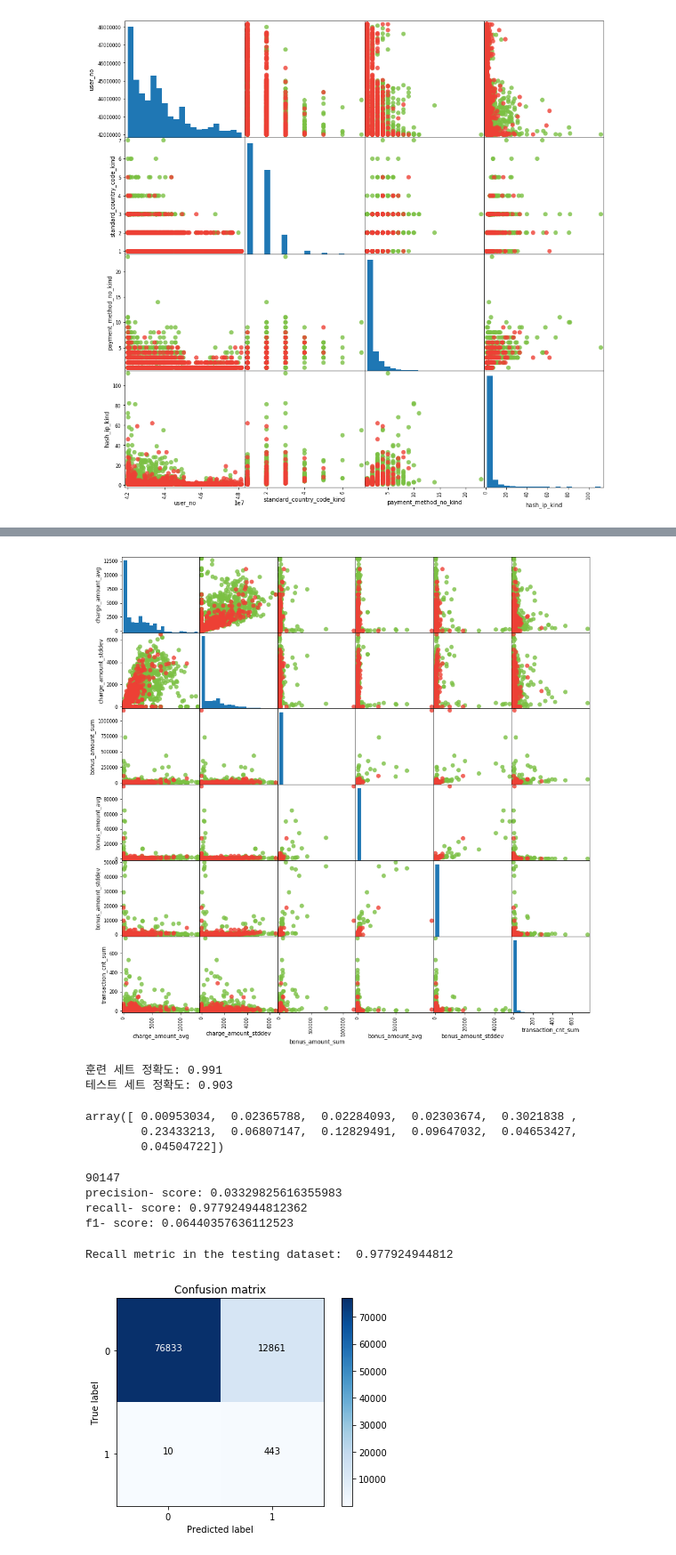
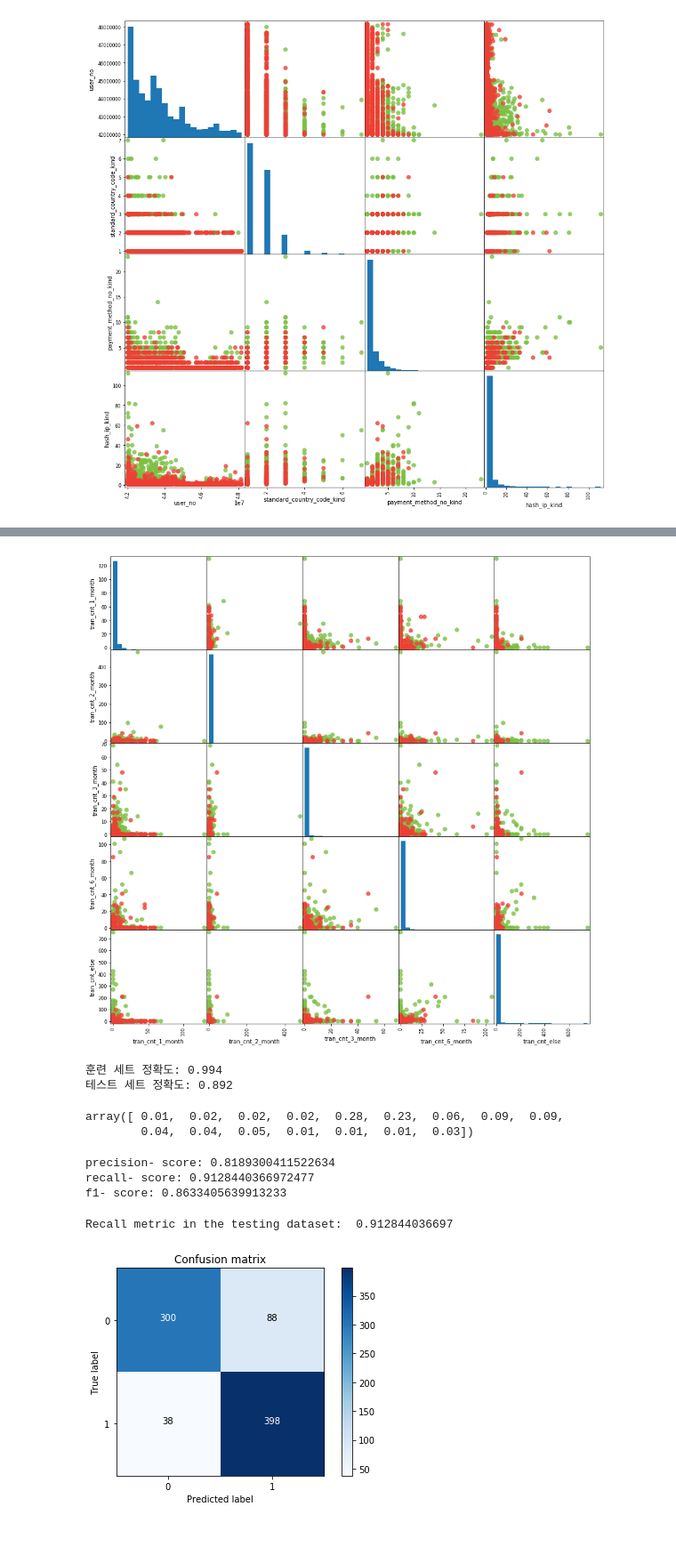
Before and after one commit to wzrnd-newbie/jaegeun, a Jupyter notebook: creditCardFraudDetection.ipynb, the cells around one changed output, grey strips where cells are left out. Shown at 89% size. Drawn from its saved outputs; the diff is of its cells as text; code cells hidden in the pictures.

```diff
--- a/creditCardFraudDetection.ipynb
+++ b/creditCardFraudDetection.ipynb
@@ -161,22 +268,26 @@ y_train = charge_all_sample.iloc[:, charge_all_sample.columns == 'Class']
 # %%
-charge_all_sample = charge_all_sample.drop(charge_all.columns[0:4], axis=1)
+# 필요없는 key들 drop 과정
+charge_all_sample = charge_all_sample.drop(charge_all_sample.columns[0:4], axis=1)
+# %%
+charge_all_sample.iloc[:, 3:] = charge_all_sample.iloc[:, 3:].astype(np.float)
 # %%
-x_train2 = charge_all_sample.iloc[:, charge_all_sample.columns != 'Class']
-y_train2 = charge_all_sample.iloc[:, charge_all_sample.columns == 'Class']
-x_train_feature2 = x_train2.iloc[:, 5:14]
+x_train3 = charge_all_sample.iloc[:, charge_all_sample.columns != 'Class']
+y_train3 = charge_all_sample.iloc[:, charge_all_sample.columns == 'Class']
+x_train_feature3 = x_train3.iloc[:, 11:16]
 
 color_wheel = {1: "#ee4035",
                2: "#7bc043" }
-colors = y_train2["Class"].map(lambda x: color_wheel.get(x + 1))
+colors = y_train3["Class"].map(lambda x: color_wheel.get(x + 1))
 
-ax = pd.plotting.scatter_matrix(x_train_feature2, color=colors, figsize=(15, 15), marker="o",
+ax = pd.plotting.scatter_matrix(x_train_feature3, color=colors, figsize=(15, 15), marker="o",
                            hist_kwds={'bins':20}, s=60, alpha=.8, cmap=mglearn.cm3)
 # %% [output]
-[figure, old version]
+[figure, new version]
 # %%
 # sample data modeling
 from sklearn.tree import DecisionTreeClassifier
 from sklearn.ensemble import RandomForestClassifier
+from sklearn import svm
 from sklearn.model_selection import train_test_split
 
 X = charge_all_sample.iloc[:, charge_all_sample.columns != 'Class']
@@ -184,16 +295,17 @@ y = charge_all_sample.iloc[:, charge_all_sample.columns == 'Class']
 
 X_train, X_test, y_train, y_test = train_test_split(X, y, random_state=0)
 
-forest = RandomForestClassifier(n_estimators=100, random_state=2)
-forest.fit(X_train, y_train)
-print("훈련 세트 정확도: {:.3f}".format(forest.score(X_train, y_train)))
-print("테스트 세트 정확도: {:.3f}".format(forest.score(X_test, y_test)))
+model = RandomForestClassifier(n_estimators=100, random_state=2)
+#model = svm.LinearSVC()
+#model = DecisionTreeClassifier()
+model.fit(X_train, y_train)
+print("훈련 세트 정확도: {:.3f}".format(model.score(X_train, y_train)))
+print("테스트 세트 정확도: {:.3f}".format(model.score(X_test, y_test)))
 # %% [output]
-훈련 세트 정확도: 0.991
-테스트 세트 정확도: 0.903
+훈련 세트 정확도: 0.994
+테스트 세트 정확도: 0.892
 # %%
-forest.feature_importances_
+model.feature_importances_
 # %% [output]
-array([ 0.00953034,  0.02365788,  0.02284093,  0.02303674,  0.3021838 ,
-        0.23433213,  0.06807147,  0.12829491,  0.09647032,  0.04653427,
-        0.04504722])
+array([ 0.01,  0.02,  0.02,  0.02,  0.28,  0.23,  0.06,  0.09,  0.09,
+        0.04,  0.04,  0.05,  0.01,  0.01,  0.01,  0.03])
@@ -208,15 +312,13 @@ X_train_all, X_test_all, y_train_all, y_test_all = train_test_split(X, y, random
 # %%
 from sklearn.metrics import precision_score, f1_score, recall_score
-y_pred = forest.predict(X_test_all)
-print(len(y_test_all))
-print("precision- score: {}".format(precision_score(y_test_all, y_pred)))
-print("recall- score: {}".format(recall_score(y_test_all, y_pred)))
-print("f1- score: {}".format(f1_score(y_test_all, y_pred)))
+y_pred = model.predict(X_test)
+print("precision- score: {}".format(precision_score(y_test, y_pred)))
+print("recall- score: {}".format(recall_score(y_test, y_pred)))
+print("f1- score: {}".format(f1_score(y_test, y_pred)))
 # %% [output]
-90147
-precision- score: 0.03329825616355983
-recall- score: 0.977924944812362
-f1- score: 0.06440357636112523
+precision- score: 0.8189300411522634
+recall- score: 0.9128440366972477
+f1- score: 0.8633405639913233
 # %%
 import itertools
 
@@ -258,19 +360,19 @@ def plot_confusion_matrix(cm, classes,
     plt.ylabel('True label')
     plt.xlabel('Predicted label')
 # %%
-cnf_matrix = confusion_matrix(y_test_all,y_pred)
+cnf_matrix = confusion_matrix(y_test,y_pred)
 np.set_printoptions(precision=2)
 
 print("Recall metric in the testing dataset: ", cnf_matrix[1,1]/(cnf_matrix[1,0]+cnf_matrix[1,1]))
 
 # Plot non-normalized confusion matrix
 class_names = [0,1]
 plt.figure()
 plot_confusion_matrix(cnf_matrix
                       , classes=class_names
                       , title='Confusion matrix')
 plt.show()
 # %% [output]
-Recall metric in the testing dataset:  0.977924944812
+Recall metric in the testing dataset:  0.912844036697
-[figure, old version]
+[figure, new version]
 # %%
```
Also changed, not shown: parts of 8 cells of this notebook.
